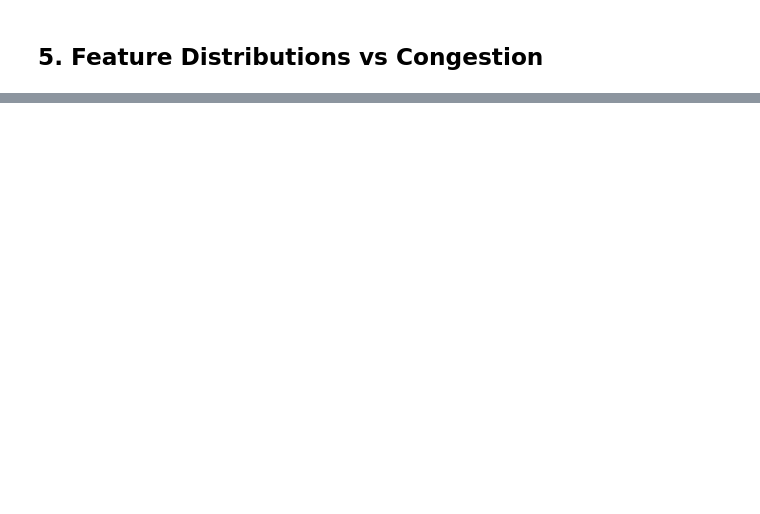
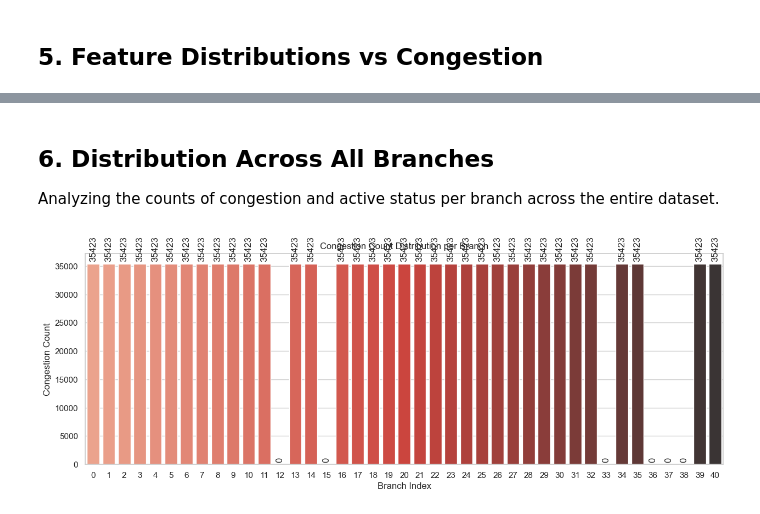
Before and after one commit to vizcayal/nodal-gnn, a Jupyter notebook: eda_analysis.ipynb, the cells around one changed output, grey strips where cells are left out. Cells and saved outputs as stored; diff of their text form; code cells hidden in the pictures; blank space fills up the shorter version.

```diff
--- a/eda_analysis.ipynb
+++ b/eda_analysis.ipynb
@@ -90,0 +141,22 @@ if target_col and len(numeric_df.columns) > 1:
+# %% [markdown]
+## 6. Distribution Across All Branches
+Analyzing the counts of congestion and active status per branch across the entire dataset.
+# %%
+# Select congestion and branch status columns across all branches
+cong_cols = [c for c in df.columns if 'congest' in c.lower() or 'cong_branch' in c.lower()]
+status_cols = [c for c in df.columns if 'branch_status_' in c.lower()]
+
+# 1. Congestion Distribution across branches
+if len(cong_cols) > 0:
+    plt.figure(figsize=(15, 5))
+    cong_counts = df[cong_cols].sum()
+    x_labels_cong = [c.replace('cong_branch_', '').replace('congest_', '') for c in cong_cols]
+    ax1 = sns.barplot(x=x_labels_cong, y=cong_counts.values, hue=x_labels_cong, legend=False, palette="Reds_d")
+    for container in ax1.containers:
+        ax1.bar_label(container, fmt='%.0f', padding=3, rotation=90)
+    plt.title("Congestion Count Distribution per Branch")
+    plt.xlabel("Branch Index")
+    plt.ylabel("Congestion Count")
+    plt.show()
+# %% [output]
+[figure, added]
```
Also changed, not shown: parts of 6 cells of this notebook, 20 other files.
